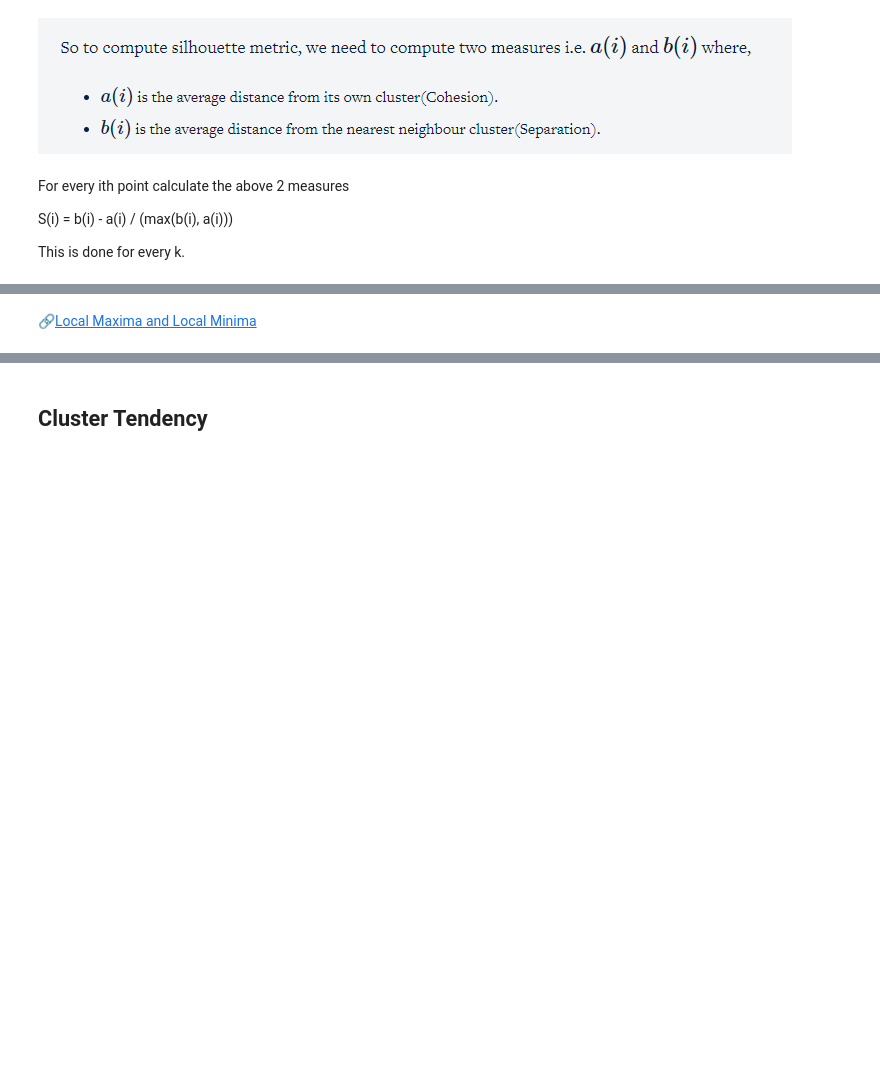
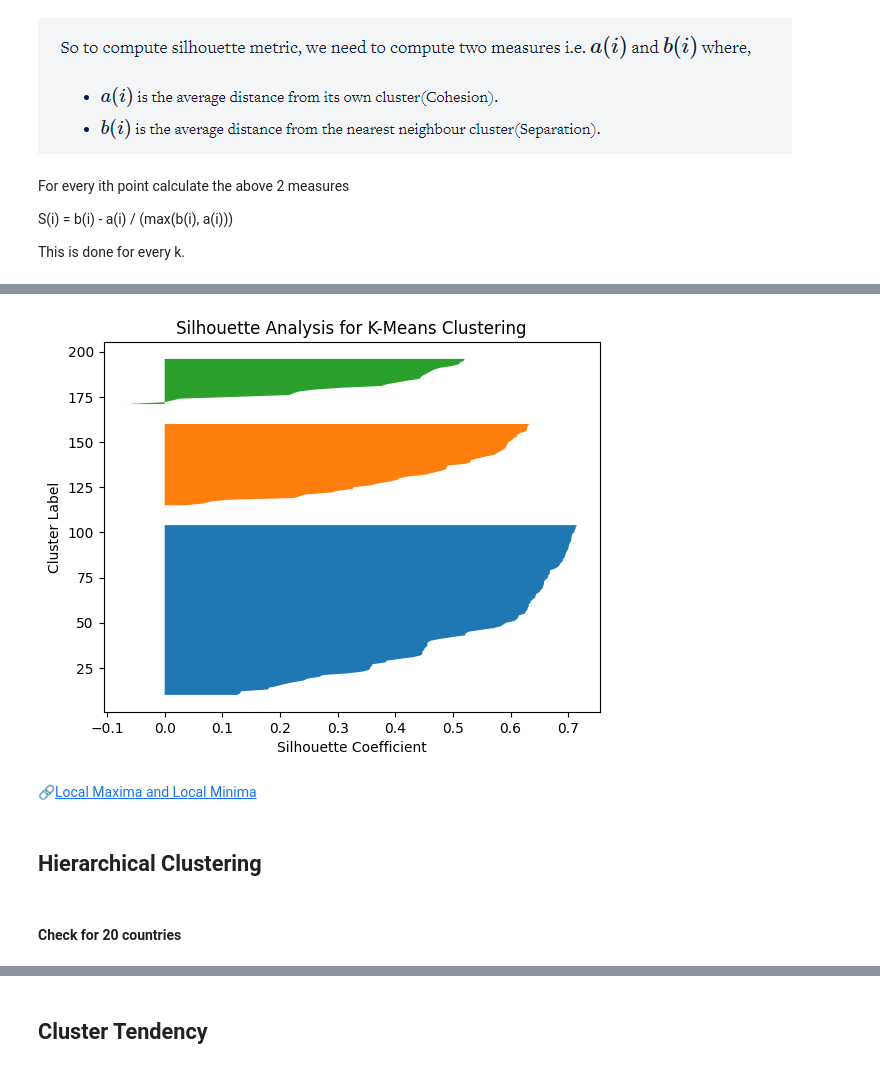
Before and after one commit to vmahawar/machine-learning-projects, a Jupyter notebook: country-clustering-on-socio-economic-factor/country-clustering-on-socio-economic-factor.ipynb, the cells around one changed output, grey strips where cells are left out. Cells and saved outputs as stored; diff of their text form; code cells hidden in the pictures; blank space fills up the shorter version.

```diff
--- a/country-clustering-on-socio-economic-factor/country-clustering-on-socio-economic-factor.ipynb
+++ b/country-clustering-on-socio-economic-factor/country-clustering-on-socio-economic-factor.ipynb
@@ -236,3 +321,9 @@ For every ith point calculate the above 2 measures
 S(i) = b(i) - a(i) / (max(b(i), a(i)))
 
 This is done for every k.
+# %%
+from sklearn.metrics import silhouette_score
+
+labels = kmeans.labels_
+score = silhouette_score(df1_scaled, labels)
+print(f"Silhouette Score: {score}")
@@ -239,2 +334,28 @@ This is done for every k.
+# %%
+from sklearn.metrics import silhouette_samples
+
+sample_silhouette_values = silhouette_samples(df1_scaled, labels)
+
+y_lower = 10
+for i in range(3):  # Replace 3 with your number of clusters
+    ith_cluster_silhouette_values = sample_silhouette_values[labels == i]
+    ith_cluster_silhouette_values.sort()
+
+    size_cluster_i = ith_cluster_silhouette_values.shape[0]
+    y_upper = y_lower + size_cluster_i
+
+    plt.fill_betweenx(np.arange(y_lower, y_upper),
+                      0, ith_cluster_silhouette_values)
+
+    y_lower = y_upper + 10  # Add spacing between clusters
+
+plt.title("Silhouette Analysis for K-Means Clustering")
+plt.xlabel("Silhouette Coefficient")
+plt.ylabel("Cluster Label")
+plt.show()
+# %% [output]
+[figure, added]
 # %% [markdown]
 🔗[Local Maxima and Local Minima](https://en.wikipedia.org/wiki/Maximum_and_minimum)
+# %% [markdown]
+## Hierarchical Clustering
@@ -240,0 +364,2 @@ This is done for every k.
+# %% [markdown]
+#### Check for 20 countries
```
Also changed, not shown: parts of 17 cells of this notebook.
